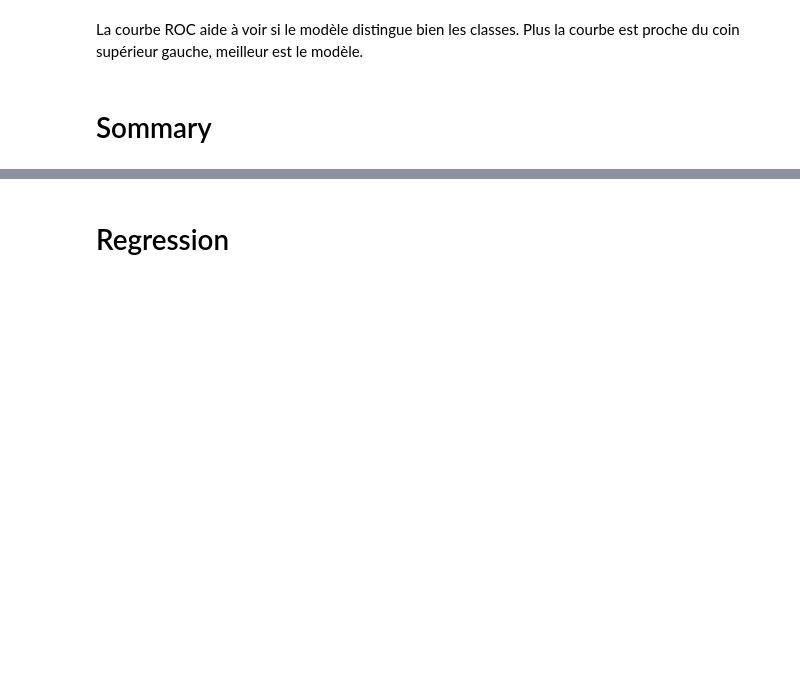
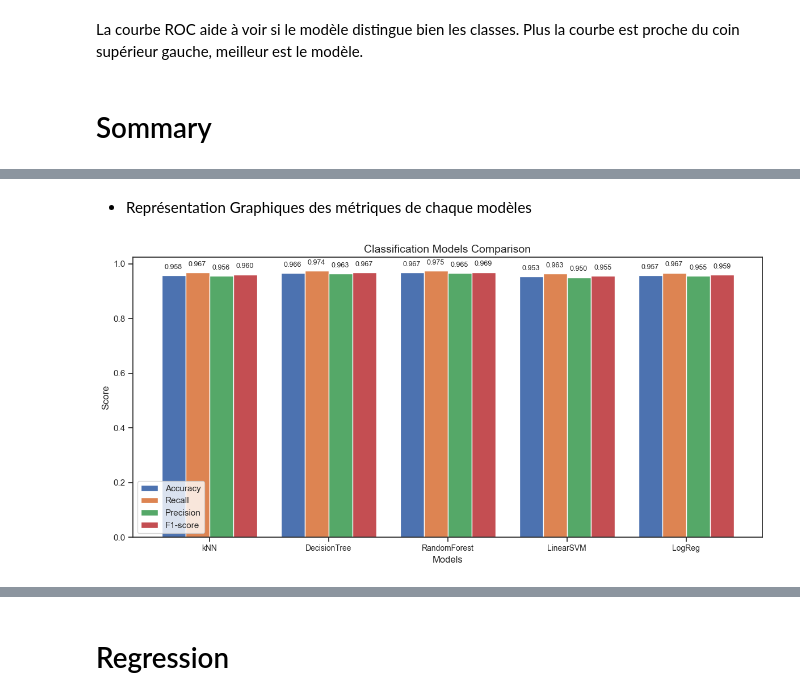
Before and after one commit to Test123599/ECOML, a Jupyter notebook: TpStandard - Copie.ipynb, the cells around one changed output, grey strips where cells are left out. Cells and saved outputs as stored; diff of their text form; code cells hidden in the pictures; blank space fills up the shorter version.

Commit message:
Classification Graphiques Metrics

```diff
--- a/TpStandard - Copie.ipynb
+++ b/TpStandard - Copie.ipynb
@@ -1415,0 +1399,40 @@ print("| Logistic Reg      | {0:.5f}    | {1:.5f}    | {2:.5f}    |{3:.5f}".form
+# %% [markdown]
+- Représentation Graphiques des métriques de chaque modèles
+# %%
+import numpy as np
+import matplotlib.pyplot as plt
+
+models = ["kNN", "DecisionTree", "RandomForest", "LinearSVM", "LogReg"]
+
+accuracy = [knn_op_acc, accur_dt, rf_acc, svm_acc, LR_acc]
+recall = [knn_op_rec, rec_dt, rf_rec, svm_rec, LR_rec]
+precision = [knn_op_prec, pres_dt, rf_prec, svm_prec, LR_prec]
+f1 = [knn_op_f1, dt_f1, rf_f1, svm_f1, LR_f1]
+
+x = np.arange(len(models))
+width = 0.2
+
+fig, ax = plt.subplots(figsize=(12,6))
+
+b1 = ax.bar(x - 1.5*width, accuracy, width, label='Accuracy')
+b2 = ax.bar(x - 0.5*width, recall, width, label='Recall')
+b3 = ax.bar(x + 0.5*width, precision, width, label='Precision')
+b4 = ax.bar(x + 1.5*width, f1, width, label='F1-score')
+
+
+ax.bar_label(b1, fmt='%.3f', padding=6, fontsize=9)
+ax.bar_label(b2, fmt='%.3f', padding=6, fontsize=9)
+ax.bar_label(b3, fmt='%.3f', padding=6, fontsize=9)
+ax.bar_label(b4, fmt='%.3f', padding=6, fontsize=9)
+
+ax.set_xticks(x)
+ax.set_xticklabels(models, fontsize=10)
+ax.set_xlabel("Models")
+ax.set_ylabel("Score")
+ax.set_title("Classification Models Comparison", fontsize=14)
+ax.legend()
+
+plt.tight_layout()
+plt.show()
+# %% [output]
+[figure, added]
```
Also changed, not shown: parts of 10 cells of this notebook.
